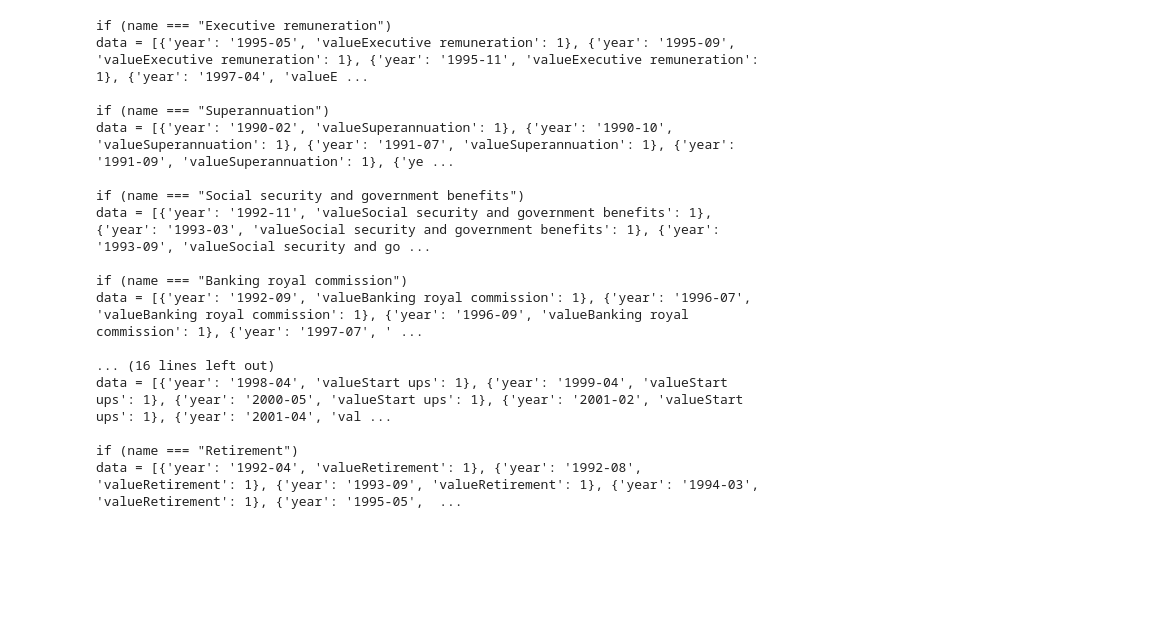
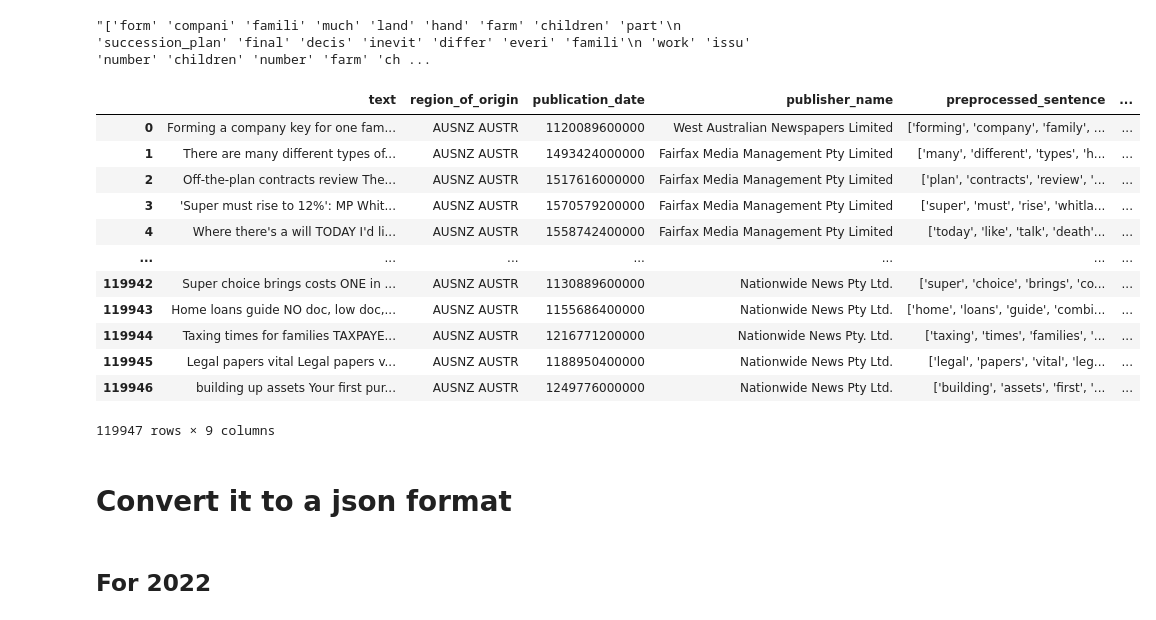
Before and after one commit to sairamdgitte/sankey-fwb, a Jupyter notebook: sankey-data.ipynb, the cells around one changed output. Saved outputs shown, nothing was run; the diff lists cells and outputs as text; code cells hidden in the pictures; blank space fills up the shorter version.

Commit message:
added source data for sankey vis

```diff
--- a/sankey-data.ipynb
+++ b/sankey-data.ipynb
@@ -291,27 +0,0 @@ array(['Executive remuneration', 'Superannuation',
-# %%
-for i in df_grouped_df.renamed_topics.unique():
-    print(f'if (name === "{i}")')
-    sub_df = df_grouped_df[df_grouped_df.renamed_topics == i]
-    # print(sub_df.publication_year.astype(str) + '-' + sub_df.publication_month)
-    result = dict(zip(sub_df.publication_year.astype(str) + '-' + sub_df.publication_month, sub_df.text))
-    result = [{'year': key, f'value{i}': value} for key, value in result.items()]
-
-    print(f'data = {result}; \n')
-# %% [output]
-if (name === "Executive remuneration")
-data = [{'year': '1995-05', 'valueExecutive remuneration': 1}, {'year': '1995-09', 'valueExecutive remuneration': 1}, {'year': '1995-11', 'valueExecutive remuneration': 1}, {'year': '1997-04', 'valueE ...
-
-if (name === "Superannuation")
-data = [{'year': '1990-02', 'valueSuperannuation': 1}, {'year': '1990-10', 'valueSuperannuation': 1}, {'year': '1991-07', 'valueSuperannuation': 1}, {'year': '1991-09', 'valueSuperannuation': 1}, {'ye ...
-
-if (name === "Social security and government benefits")
-data = [{'year': '1992-11', 'valueSocial security and government benefits': 1}, {'year': '1993-03', 'valueSocial security and government benefits': 1}, {'year': '1993-09', 'valueSocial security and go ...
-
-if (name === "Banking royal commission")
-data = [{'year': '1992-09', 'valueBanking royal commission': 1}, {'year': '1996-07', 'valueBanking royal commission': 1}, {'year': '1996-09', 'valueBanking royal commission': 1}, {'year': '1997-07', ' ...
-
-... (16 lines left out)
-data = [{'year': '1998-04', 'valueStart ups': 1}, {'year': '1999-04', 'valueStart ups': 1}, {'year': '2000-05', 'valueStart ups': 1}, {'year': '2001-02', 'valueStart ups': 1}, {'year': '2001-04', 'val ...
-
-if (name === "Retirement")
-data = [{'year': '1992-04', 'valueRetirement': 1}, {'year': '1992-08', 'valueRetirement': 1}, {'year': '1993-09', 'valueRetirement': 1}, {'year': '1994-03', 'valueRetirement': 1}, {'year': '1995-05',  ...
@@ -317,0 +7,26 @@ data = [{'year': '1992-04', 'valueRetirement': 1}, {'year': '1992-08', 'valueRet
+# %%
+df = pd.read_csv('fwb-australia-topic-prediction.csv')
+# %%
+df.preprocessed_list_with_bi_tri[0]
+# %% [output]
+"['form' 'compani' 'famili' 'much' 'land' 'hand' 'farm' 'children' 'part'\n 'succession_plan' 'final' 'decis' 'inevit' 'differ' 'everi' 'famili'\n 'work' 'issu' 'number' 'children' 'number' 'farm' 'ch ...
+# %%
+# Convert the list of words within a string
+# to a list of words
+df.preprocessed_list_with_bi_tri = df.preprocessed_list_with_bi_tri.apply(lambda x: re.findall(r"'(\w+)'", x))
+# %%
+df
+# %% [output]
+|  | text | region_of_origin | publication_date | publisher_name | preprocessed_sentence | ... |
+| 0 | Forming a company key for one fam... | AUSNZ AUSTR | 1120089600000 | West Australian Newspapers Limited | ['forming', 'company', 'family', ... | ... |
+| 1 | There are many different types of... | AUSNZ AUSTR | 1493424000000 | Fairfax Media Management Pty Limited | ['many', 'different', 'types', 'h... | ... |
+| 2 | Off-the-plan contracts review The... | AUSNZ AUSTR | 1517616000000 | Fairfax Media Management Pty Limited | ['plan', 'contracts', 'review', '... | ... |
+| 3 | 'Super must rise to 12%': MP Whit... | AUSNZ AUSTR | 1570579200000 | Fairfax Media Management Pty Limited | ['super', 'must', 'rise', 'whitla... | ... |
+| 4 | Where there's a will TODAY I'd li... | AUSNZ AUSTR | 1558742400000 | Fairfax Media Management Pty Limited | ['today', 'like', 'talk', 'death'... | ... |
+| ... | ... | ... | ... | ... | ... | ... |
+| 119942 | Super choice brings costs ONE in ... | AUSNZ AUSTR | 1130889600000 | Nationwide News Pty Ltd. | ['super', 'choice', 'brings', 'co... | ... |
+| 119943 | Home loans guide NO doc, low doc,... | AUSNZ AUSTR | 1155686400000 | Nationwide News Pty Ltd. | ['home', 'loans', 'guide', 'combi... | ... |
+| 119944 | Taxing times for families TAXPAYE... | AUSNZ AUSTR | 1216771200000 | Nationwide News Pty. Ltd. | ['taxing', 'times', 'families', '... | ... |
+| 119945 | Legal papers vital Legal papers v... | AUSNZ AUSTR | 1188950400000 | Nationwide News Pty Ltd. | ['legal', 'papers', 'vital', 'leg... | ... |
+| 119946 | building up assets Your first pur... | AUSNZ AUSTR | 1249776000000 | Nationwide News Pty Ltd. | ['building', 'assets', 'first', '... | ... |
+119947 rows × 9 columns
@@ -317,0 +38,4 @@ data = [{'year': '1992-04', 'valueRetirement': 1}, {'year': '1992-08', 'valueRet
+# %% [markdown]
+# Convert it to a json format
+# %% [markdown]
+## For 2022
```
Also changed, not shown: parts of 58 cells of this notebook.
